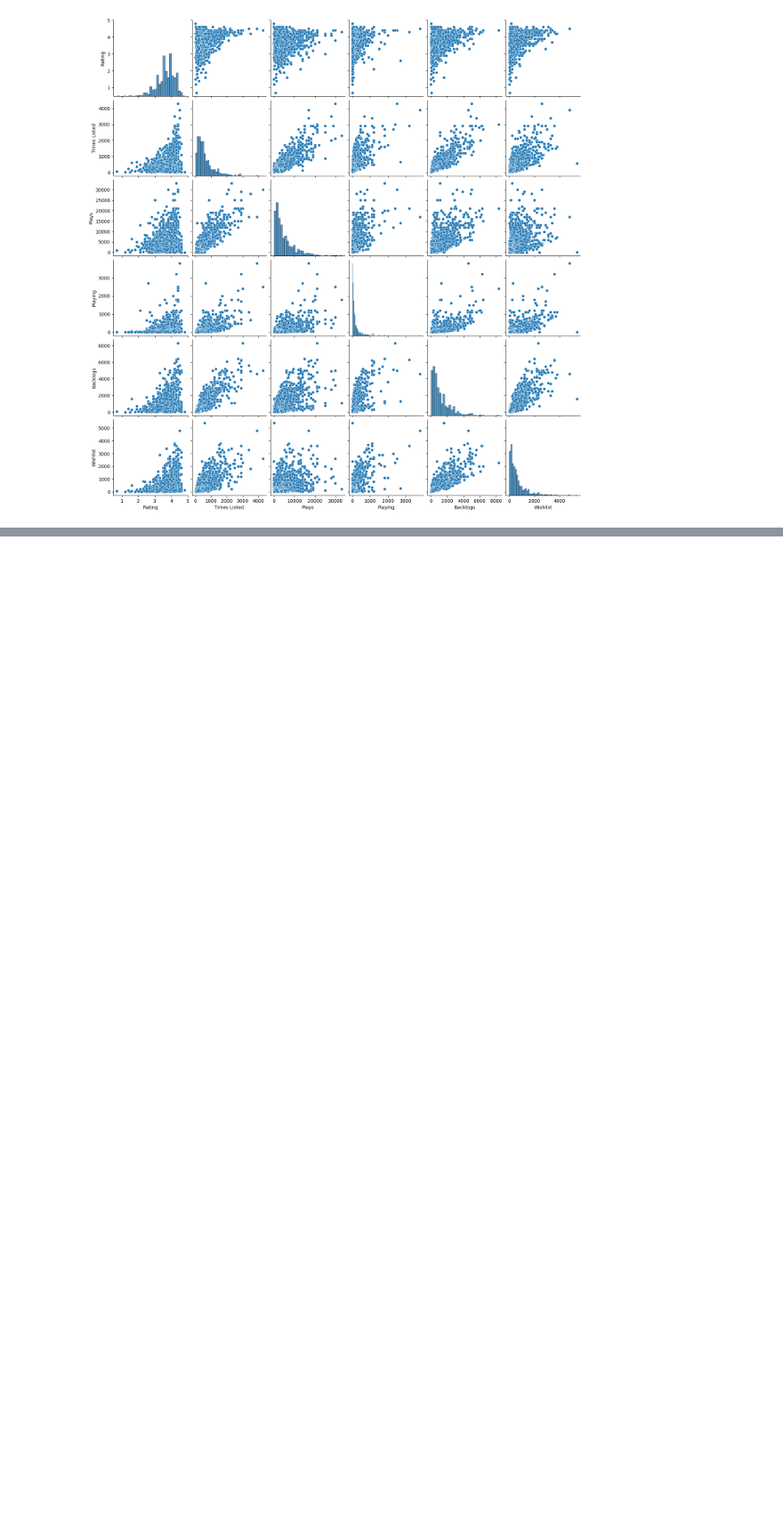
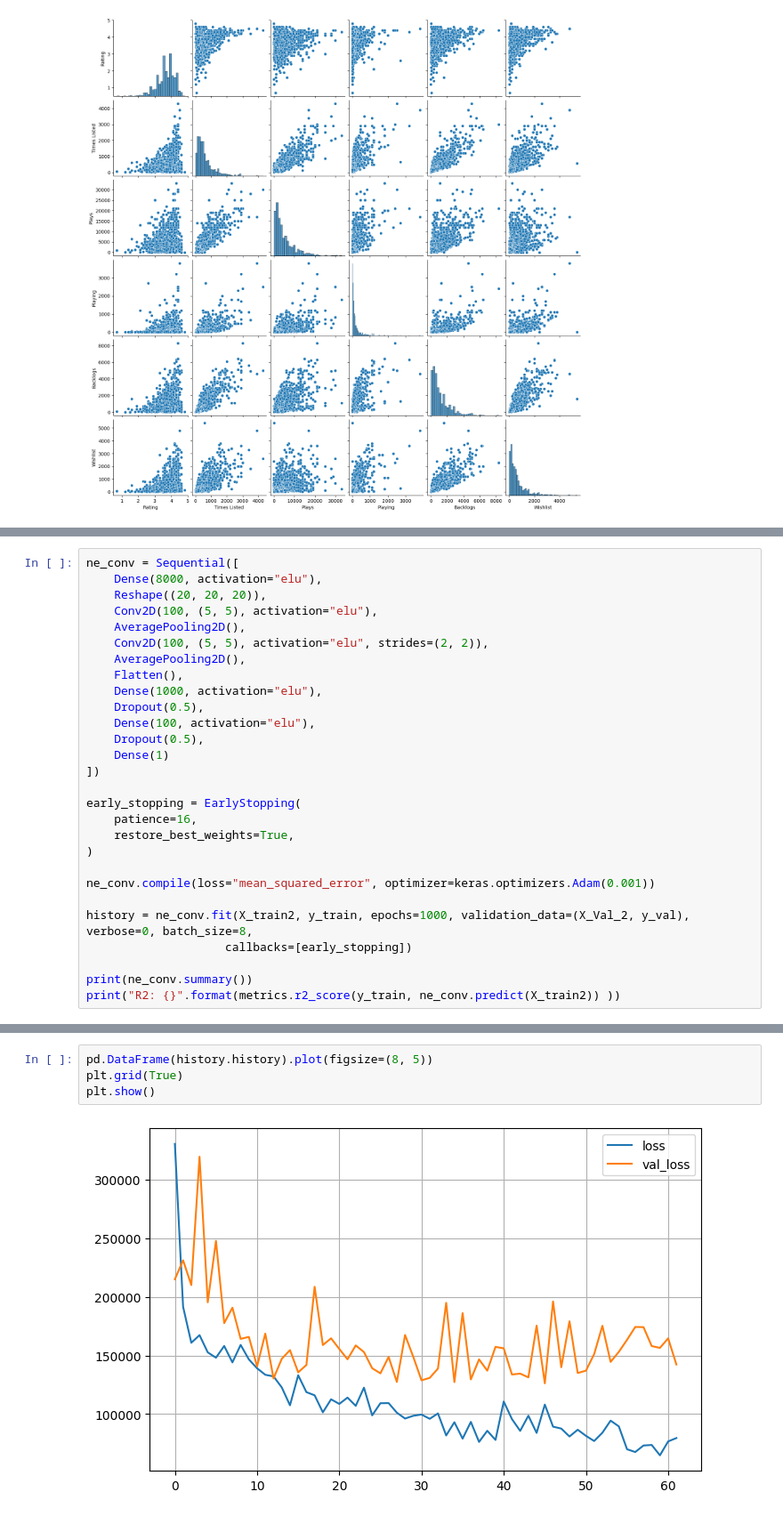
Before and after one commit to gaplin/ml_popular_video_games, a Jupyter notebook: main.ipynb, the cells around one changed output, grey strips where cells are left out. Shown at 89% size. Saved outputs shown, nothing was run; the diff lists cells and outputs as text; blank space fills up the shorter version.

```diff
--- a/main.ipynb
+++ b/main.ipynb
@@ -394,0 +383,28 @@ R2: 0.8294883109262804
+# %%
+ne_conv = Sequential([
+    Dense(8000, activation="elu"),
+    Reshape((20, 20, 20)),
+    Conv2D(100, (5, 5), activation="elu"),
+    AveragePooling2D(),
+    Conv2D(100, (5, 5), activation="elu", strides=(2, 2)),
+    AveragePooling2D(),
+    Flatten(),
+    Dense(1000, activation="elu"),
+    Dropout(0.5),
+    Dense(100, activation="elu"),
+    Dropout(0.5),
+    Dense(1)
+])
+
+early_stopping = EarlyStopping(
+    patience=16,
+    restore_best_weights=True,
+)
+
+ne_conv.compile(loss="mean_squared_error", optimizer=keras.optimizers.Adam(0.001))
+
+history = ne_conv.fit(X_train2, y_train, epochs=1000, validation_data=(X_Val_2, y_val), verbose=0, batch_size=8,
+                    callbacks=[early_stopping])
+
+print(ne_conv.summary())
+print("R2: {}".format(metrics.r2_score(y_train, ne_conv.predict(X_train2)) ))
@@ -394,0 +429,6 @@ R2: 0.8294883109262804
+# %%
+pd.DataFrame(history.history).plot(figsize=(8, 5))
+plt.grid(True)
+plt.show()
+# %% [output]
+[figure, added]
```
Also changed, not shown: parts of 53 cells of this notebook.
